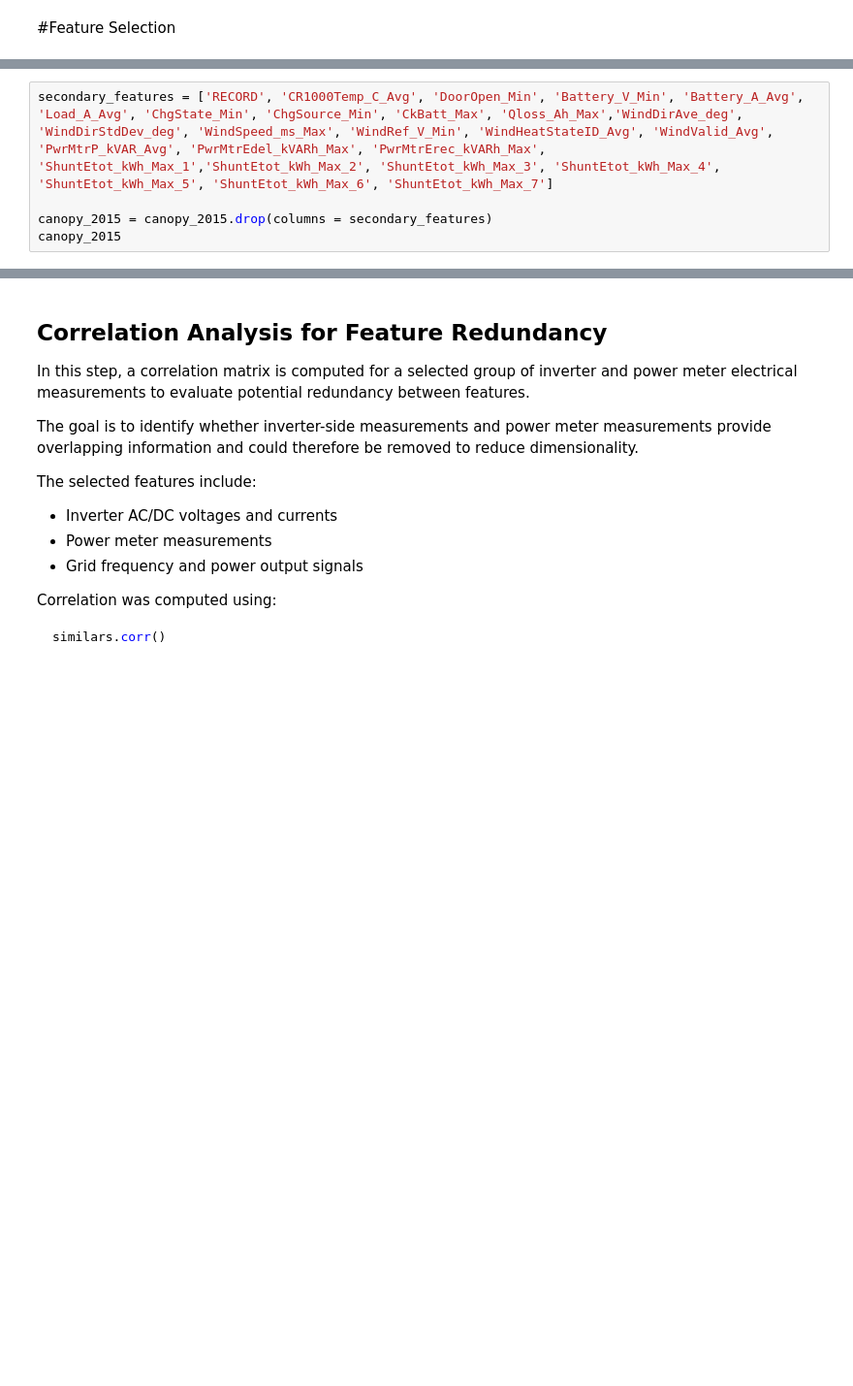
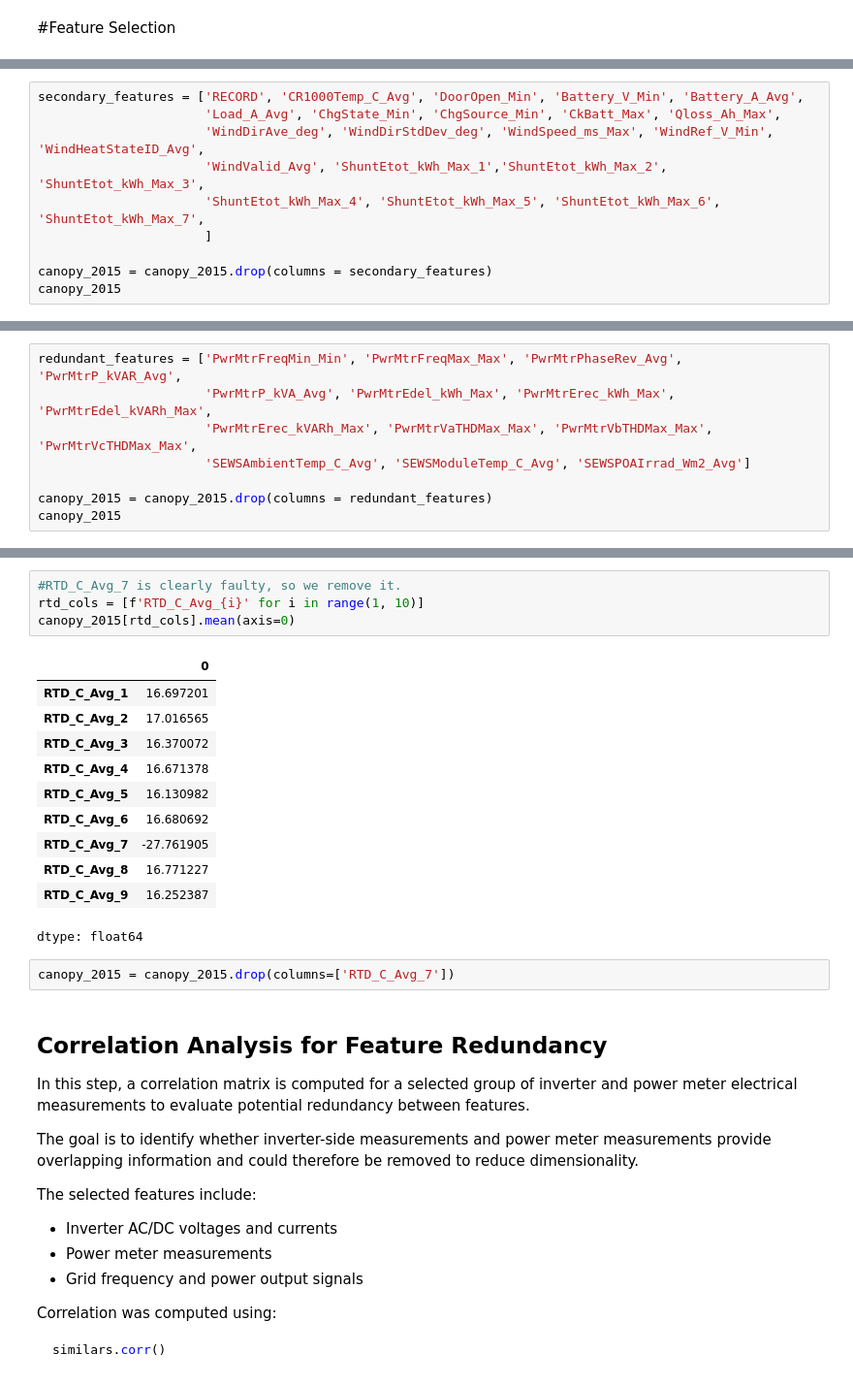
Before and after one commit to dulkusim/pv-timeseries-fault-forecasting, a Jupyter notebook: Data Labeling/NIST_labeling.ipynb, the cells around one changed output, grey strips where cells are left out. Shown at 97% size. Saved outputs shown, nothing was run; the diff lists cells and outputs as text; blank space fills up the shorter version.

```diff
--- a/Data Labeling/NIST_labeling.ipynb
+++ b/Data Labeling/NIST_labeling.ipynb
@@ -187,5 +174,10 @@ The goal of this step is to simplify the dataset by retaining features that are
 # %%
-secondary_features = ['RECORD', 'CR1000Temp_C_Avg', 'DoorOpen_Min', 'Battery_V_Min', 'Battery_A_Avg', 'Load_A_Avg', 'ChgState_Min', 'ChgSource_Min', 'CkBatt_Max', 'Qloss_Ah_Max','WindDirAve_deg', 'WindDirStdDev_deg', 'WindSpeed_ms_Max', 'WindRef_V_Min', 'WindHeatStateID_Avg', 'WindValid_Avg', 'PwrMtrP_kVAR_Avg', 'PwrMtrEdel_kVARh_Max', 'PwrMtrErec_kVARh_Max', 'ShuntEtot_kWh_Max_1','ShuntEtot_kWh_Max_2', 'ShuntEtot_kWh_Max_3', 'ShuntEtot_kWh_Max_4', 'ShuntEtot_kWh_Max_5', 'ShuntEtot_kWh_Max_6', 'ShuntEtot_kWh_Max_7']
+secondary_features = ['RECORD', 'CR1000Temp_C_Avg', 'DoorOpen_Min', 'Battery_V_Min', 'Battery_A_Avg',
+                      'Load_A_Avg', 'ChgState_Min', 'ChgSource_Min', 'CkBatt_Max', 'Qloss_Ah_Max',
+                      'WindDirAve_deg', 'WindDirStdDev_deg', 'WindSpeed_ms_Max', 'WindRef_V_Min', 'WindHeatStateID_Avg',
+                      'WindValid_Avg', 'ShuntEtot_kWh_Max_1','ShuntEtot_kWh_Max_2', 'ShuntEtot_kWh_Max_3',
+                      'ShuntEtot_kWh_Max_4', 'ShuntEtot_kWh_Max_5', 'ShuntEtot_kWh_Max_6', 'ShuntEtot_kWh_Max_7',
+                      ]
 
 canopy_2015 = canopy_2015.drop(columns = secondary_features)
 canopy_2015
@@ -205,0 +211,8 @@ canopy_2015
+# %%
+redundant_features = ['PwrMtrFreqMin_Min', 'PwrMtrFreqMax_Max', 'PwrMtrPhaseRev_Avg', 'PwrMtrP_kVAR_Avg',
+                      'PwrMtrP_kVA_Avg', 'PwrMtrEdel_kWh_Max', 'PwrMtrErec_kWh_Max', 'PwrMtrEdel_kVARh_Max',
+                      'PwrMtrErec_kVARh_Max', 'PwrMtrVaTHDMax_Max', 'PwrMtrVbTHDMax_Max', 'PwrMtrVcTHDMax_Max',
+                      'SEWSAmbientTemp_C_Avg', 'SEWSModuleTemp_C_Avg', 'SEWSPOAIrrad_Wm2_Avg']
+
+canopy_2015 = canopy_2015.drop(columns = redundant_features)
+canopy_2015
@@ -206,3 +251,21 @@ canopy_2015
+# %%
+#RTD_C_Avg_7 is clearly faulty, so we remove it.
+rtd_cols = [f'RTD_C_Avg_{i}' for i in range(1, 10)]
+canopy_2015[rtd_cols].mean(axis=0)
+# %% [output]
+|  | 0 |
+| RTD_C_Avg_1 | 16.697201 |
+| RTD_C_Avg_2 | 17.016565 |
+| RTD_C_Avg_3 | 16.370072 |
+| RTD_C_Avg_4 | 16.671378 |
+| RTD_C_Avg_5 | 16.130982 |
+| RTD_C_Avg_6 | 16.680692 |
+| RTD_C_Avg_7 | -27.761905 |
+| RTD_C_Avg_8 | 16.771227 |
+| RTD_C_Avg_9 | 16.252387 |
+dtype: float64
+# %%
+canopy_2015 = canopy_2015.drop(columns=['RTD_C_Avg_7'])
 # %% [markdown]
 ## Correlation Analysis for Feature Redundancy
 
```
Also changed, not shown: parts of 56 cells of this notebook.
